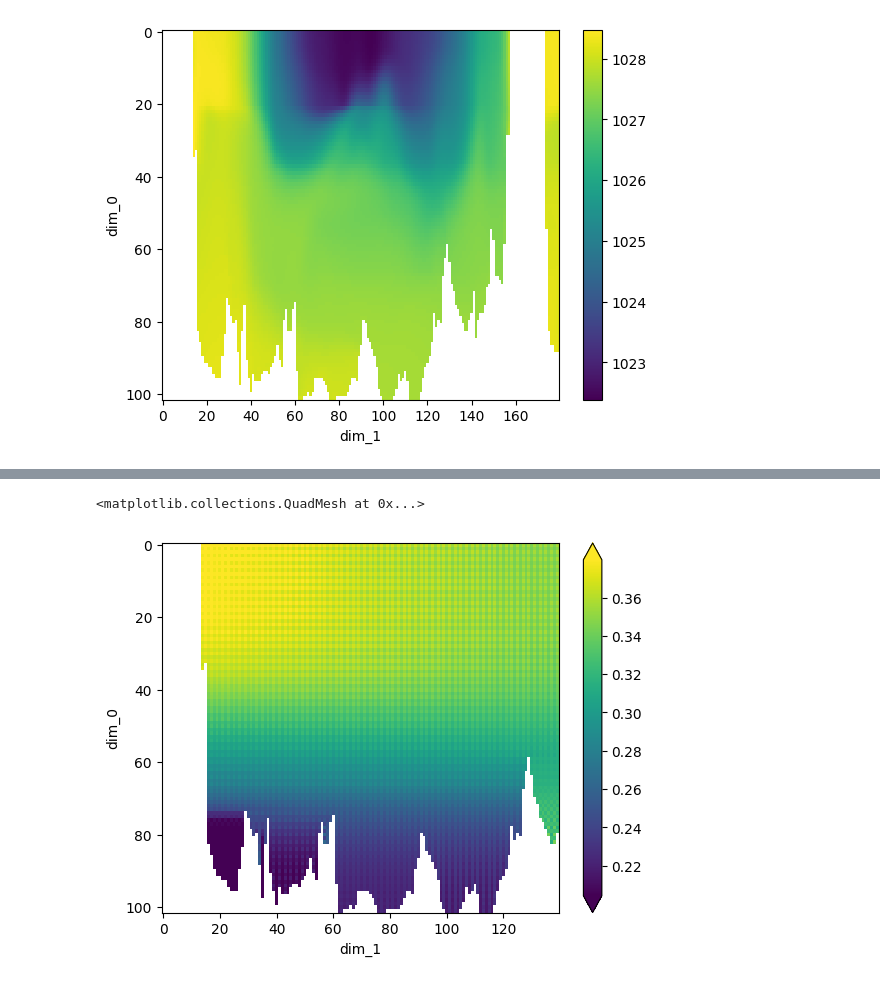
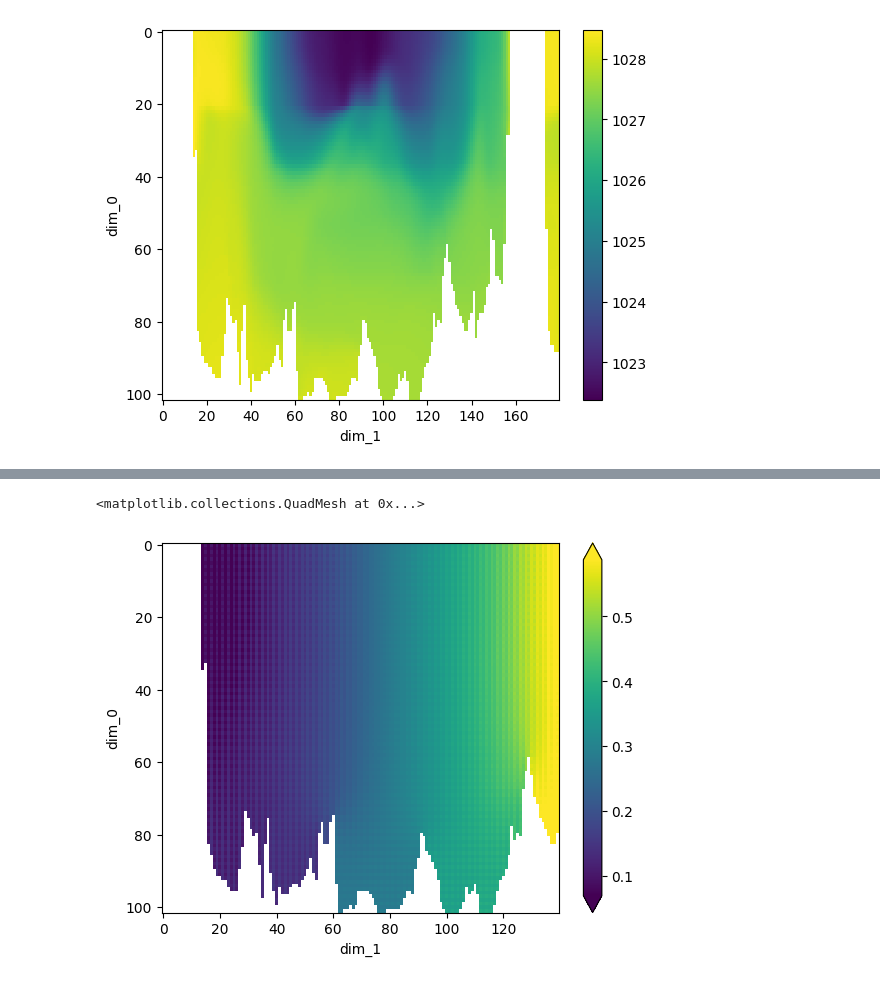
Before and after one commit to rcaneill/neutral-density, a Jupyter notebook: notebooks/proof_of_concept-linEOS.ipynb, the cells around one changed output, grey strips where cells are left out. Saved outputs shown, nothing was run; the diff lists cells and outputs as text; code cells hidden in the pictures.

```diff
--- a/notebooks/proof_of_concept-linEOS.ipynb
+++ b/notebooks/proof_of_concept-linEOS.ipynb
@@ -164,5 +142,4 @@ print(omega1, omega2)
 ### Optimization of $\gamma$
 # %%
 initial_gamma = gamma0
-initial_b = jnp.ones(initial_gamma.shape)
-init_params = jnp.array([initial_gamma, initial_b])
+init_params = initial_gamma
@@ -172,9 +146,6 @@ init_params = jnp.array([initial_gamma, initial_b])
 # %%
 floss = lambda gamma: 1e15*nd.loss(gamma, A, e1u, e2v, e3w, weight_per_point, mask_gradient,
-    normalization=jnp.array([1, 1, 1])[:, jnp.newaxis, jnp.newaxis, jnp.newaxis])
+    normalization=jnp.array([1, 1, 1e-4])[:, jnp.newaxis, jnp.newaxis, jnp.newaxis])
-# %%
-floss = lambda gamma_and_b: 1e25*nd.loss(gamma_and_b[0], gamma_and_b[1], A, e1u, e2v, e3w, weight_per_point, mask_gradient,
-    normalization=jnp.array([1, 1, 1])[:, jnp.newaxis, jnp.newaxis, jnp.newaxis])
 # %%
 grad_loss = jax.grad(floss)
 
@@ -286,9 +250,9 @@ xr.plot.
 # %%
-xr.DataArray((final_params[0].T-gamma1.T)[:,:140]).where(
+xr.DataArray((final_params.T-gamma1.T)[:,:140]).where(
     xr.DataArray(mask_gradient[0,0].T)[:,:140]==1
 ).plot(
     yincrease=False, robust=True
 )
 # %% [output]
 <matplotlib.collections.QuadMesh at 0x...>
-[figure, old version]
+[figure, new version]
```
Also changed, not shown: parts of 14 cells of this notebook.
